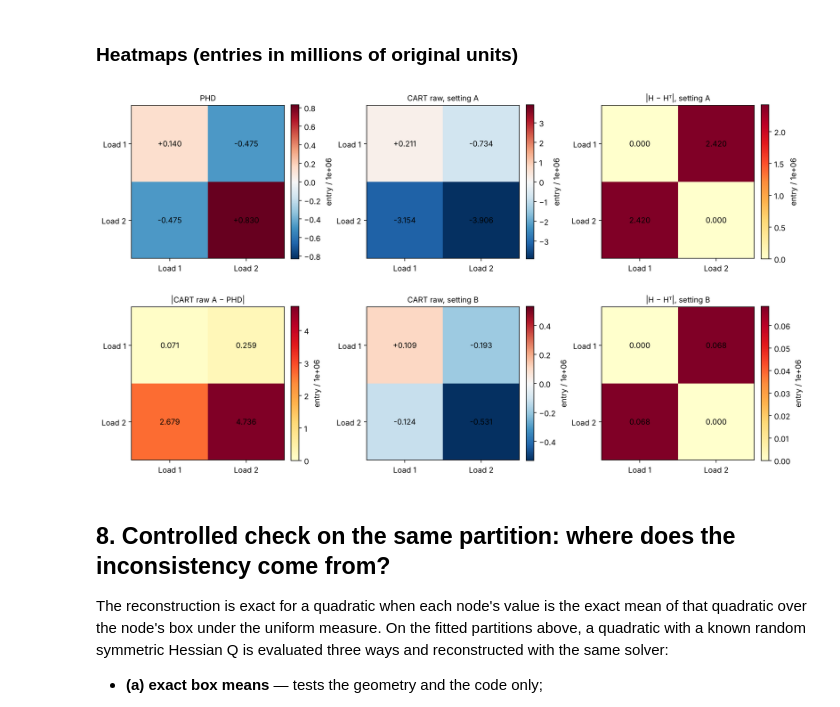
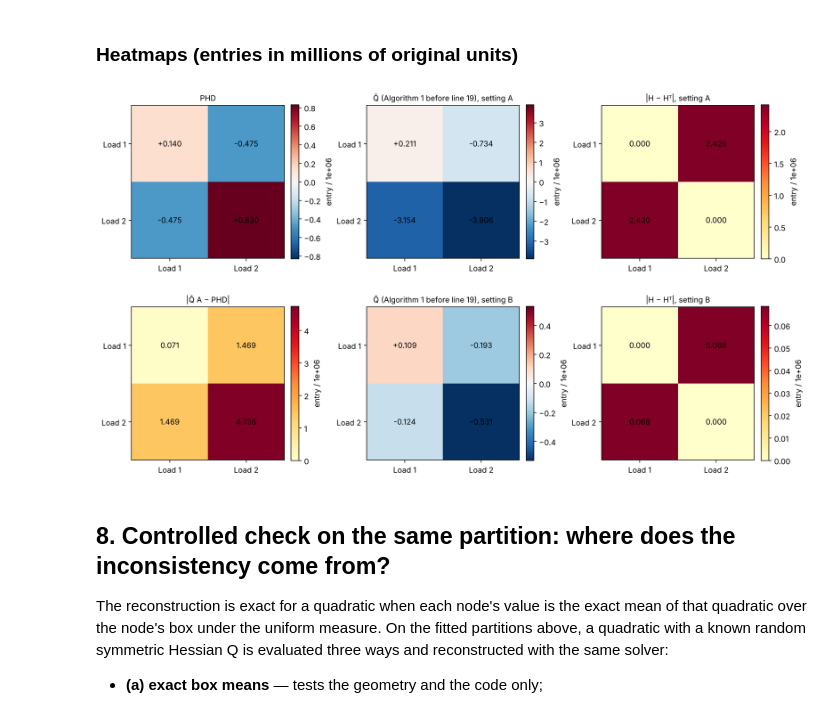
Before and after one commit to hitotoro24/PICART, a Jupyter notebook: weeks/2026-W46/maple_diagnostics/maple_opfdata_hessian_2d.ipynb, the cells around one changed output. Saved outputs shown, nothing was run; the diff lists cells and outputs as text; code cells hidden in the pictures.

Commit message:
Maple study: Algorithm 1 implemented line by line; plain-terms method explanation in notebooks

```diff
--- a/weeks/2026-W46/maple_diagnostics/maple_opfdata_hessian_2d.ipynb
+++ b/weeks/2026-W46/maple_diagnostics/maple_opfdata_hessian_2d.ipynb
@@ -115,11 +154,14 @@ the effective centres after centring, one regression per axis) to confirm the tw
 # %%
-H_raw, diag = {}, {}
+H_raw, H_hat, diag = {}, {}, {}
 for k in settings:
-    H_raw[k], diag[k] = L.cart_hessian_raw(nodes[k], D)
+    res = L.algorithm1_hessian(nodes[k], D)
+    H_raw[k], H_hat[k], diag[k] = res["Q_tilde"], res["Q_hat"], res["diag"]
+    w45, _ = L.cart_hessian_raw(nodes[k], D)
     alt = L.centred_regression_rows(nodes[k], D)
-    print(f"--- setting {k} ---")
+    print(f"--- setting {k}: identified = {res['identified']} ---")
     display(diag[k])
-    print("raw CART matrix (NOT symmetrised):")
-    display(L.matrix_frame(H_raw[k], f"CART raw {k}"))
-    print(f"max |pairwise solve - centred regression| = {np.nanmax(np.abs(H_raw[k]-alt)):.2e}\n")
+    print("Q_tilde (Algorithm 1 before line 19, NOT symmetrised):")
+    display(L.matrix_frame(H_raw[k], f"Q_tilde {k}"))
+    print(f"max |Algorithm 1 - Week 45 solver| = {np.nanmax(np.abs(H_raw[k]-w45)):.2e} | "
+          f"max |Algorithm 1 - centred regression| = {np.nanmax(np.abs(H_raw[k]-alt)):.2e}\n")
 # %% [output]
@@ -249,14 +302,14 @@ for k in settings:
 # %%
 fig, axes = plt.subplots(2, 3, figsize=(13, 7.5))
 L.heatmap(H_phd, "PHD", axes[0, 0])
-L.heatmap(H_raw["A"], "CART raw, setting A", axes[0, 1])
+L.heatmap(H_raw["A"], "Q̃ (Algorithm 1 before line 19), setting A", axes[0, 1])
 L.heatmap(np.abs(H_raw["A"] - H_raw["A"].T), "|H − Hᵀ|, setting A", axes[0, 2], absolute=True)
-L.heatmap(np.abs(H_raw["A"] - H_phd), "|CART raw A − PHD|", axes[1, 0], absolute=True)
-L.heatmap(H_raw["B"], "CART raw, setting B", axes[1, 1])
+L.heatmap(np.abs(H_hat["A"] - H_phd), "|Q̂ A − PHD|", axes[1, 0], absolute=True)
+L.heatmap(H_raw["B"], "Q̃ (Algorithm 1 before line 19), setting B", axes[1, 1])
 L.heatmap(np.abs(H_raw["B"] - H_raw["B"].T), "|H − Hᵀ|, setting B", axes[1, 2], absolute=True)
 fig.tight_layout(); plt.show()
 # %% [output]
-[figure, old version]
+[figure, new version]
 # %% [markdown]
 ## 8. Controlled check on the same partition: where does the inconsistency come from?
 
```
Also changed, not shown: parts of 12 cells of this notebook, 4 other files.
